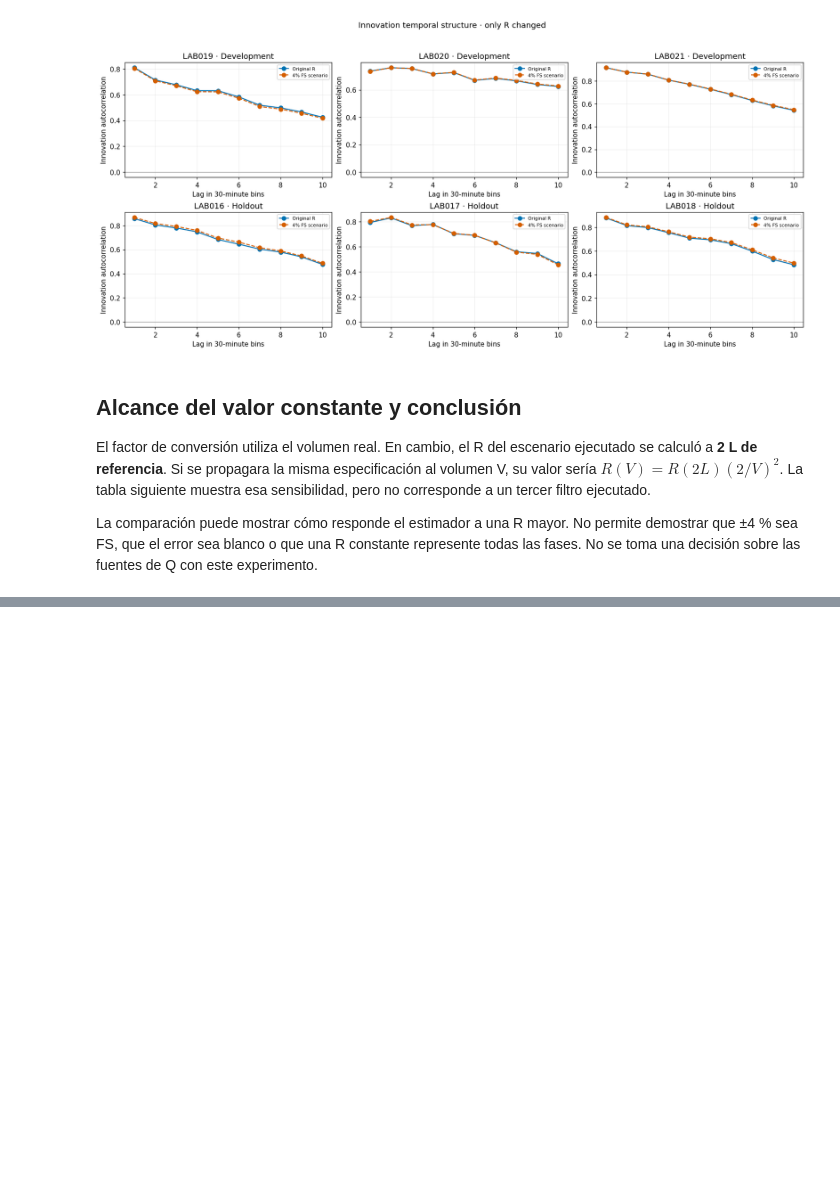
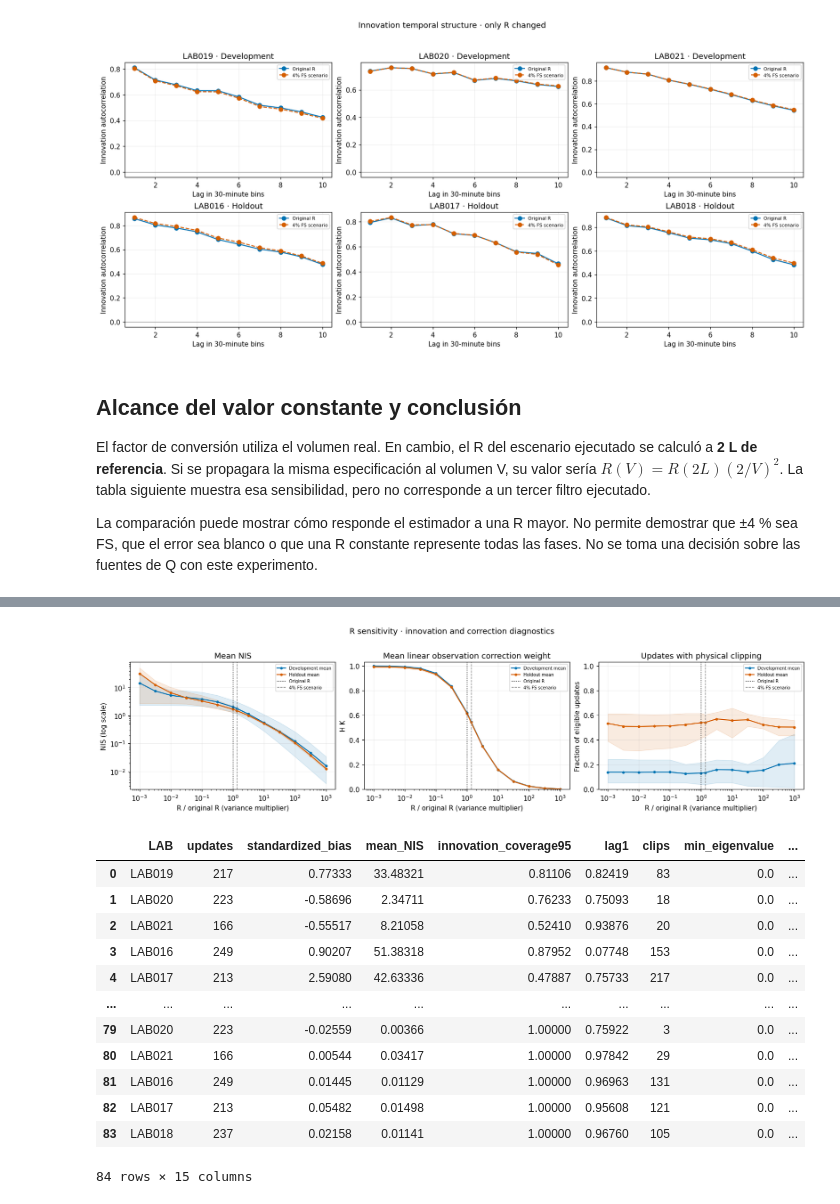
Before and after one commit to crodv/wine-fermentation, a Jupyter notebook: notebooks/EKF/kalman_analysis/02_gf_variable_solubility_R_comparison.executed.ipynb, the cells around one changed output, grey strips where cells are left out. Saved outputs shown, nothing was run; the diff lists cells and outputs as text; code cells hidden in the pictures; blank space fills up the shorter version.

```diff
--- a/notebooks/EKF/kalman_analysis/02_gf_variable_solubility_R_comparison.executed.ipynb
+++ b/notebooks/EKF/kalman_analysis/02_gf_variable_solubility_R_comparison.executed.ipynb
@@ -320,0 +455,31 @@ La comparación puede mostrar cómo responde el estimador a una R mayor. No perm
+# %%
+fig,axs=plt.subplots(1,3,figsize=(15,4))
+for ax,col,title in zip(axs,['mean_NIS','mean_observation_weight','fraction_updates_clipped'],
+                       ['Mean NIS','Mean linear observation correction weight','Updates with physical clipping']):
+    for role,g in SENS_CHECKS.groupby('role',sort=False):
+        agg=g.groupby('R_factor')[col].agg(['mean','min','max']).sort_index();xx=agg.index.to_numpy();color=ROLE_COLORS[role]
+        ax.semilogx(xx,agg['mean'],marker='o',ms=3,label=role+' mean',color=color)
+        ax.fill_between(xx,agg['min'].to_numpy(),agg['max'].to_numpy(),color=color,alpha=.12)
+    ax.axvline(1,c='black',ls=':',lw=.9,label='Original R');ax.axvline(SPEC_FACTOR,c='gray',ls='--',lw=.9,label='4% FS scenario')
+    ax.set(title=title,xlabel='R / original R (variance multiplier)');ax.grid(alpha=.2);ax.legend(loc='best',fontsize=6.5)
+axs[0].set_yscale('log');axs[0].set_ylabel('NIS (log scale)')
+axs[1].set_ylabel('H K');axs[1].set_ylim(0,1.03)
+axs[2].set_ylabel('Fraction of eligible updates');axs[2].set_ylim(0,1.03)
+fig.suptitle('R sensitivity · innovation and correction diagnostics',y=.995)
+fig.tight_layout(pad=.7,rect=(0,0,1,.95));FIGURE_COUNT+=1;plt.show()
+display(SENS_CHECKS.drop(columns='acf').round(5))
+# %% [output]
+[figure, added]
+|  | LAB | updates | standardized_bias | mean_NIS | innovation_coverage95 | lag1 | clips | min_eigenvalue | ... |
+| 0 | LAB019 | 217 | 0.77333 | 33.48321 | 0.81106 | 0.82419 | 83 | 0.0 | ... |
+| 1 | LAB020 | 223 | -0.58696 | 2.34711 | 0.76233 | 0.75093 | 18 | 0.0 | ... |
+| 2 | LAB021 | 166 | -0.55517 | 8.21058 | 0.52410 | 0.93876 | 20 | 0.0 | ... |
+| 3 | LAB016 | 249 | 0.90207 | 51.38318 | 0.87952 | 0.07748 | 153 | 0.0 | ... |
+| 4 | LAB017 | 213 | 2.59080 | 42.63336 | 0.47887 | 0.75733 | 217 | 0.0 | ... |
+| ... | ... | ... | ... | ... | ... | ... | ... | ... | ... |
+| 79 | LAB020 | 223 | -0.02559 | 0.00366 | 1.00000 | 0.75922 | 3 | 0.0 | ... |
+| 80 | LAB021 | 166 | 0.00544 | 0.03417 | 1.00000 | 0.97842 | 29 | 0.0 | ... |
+| 81 | LAB016 | 249 | 0.01445 | 0.01129 | 1.00000 | 0.96963 | 131 | 0.0 | ... |
+| 82 | LAB017 | 213 | 0.05482 | 0.01498 | 1.00000 | 0.95608 | 121 | 0.0 | ... |
+| 83 | LAB018 | 237 | 0.02158 | 0.01141 | 1.00000 | 0.96760 | 105 | 0.0 | ... |
+84 rows × 15 columns
```
Also changed, not shown: parts of 11 cells of this notebook, 13 other files.
